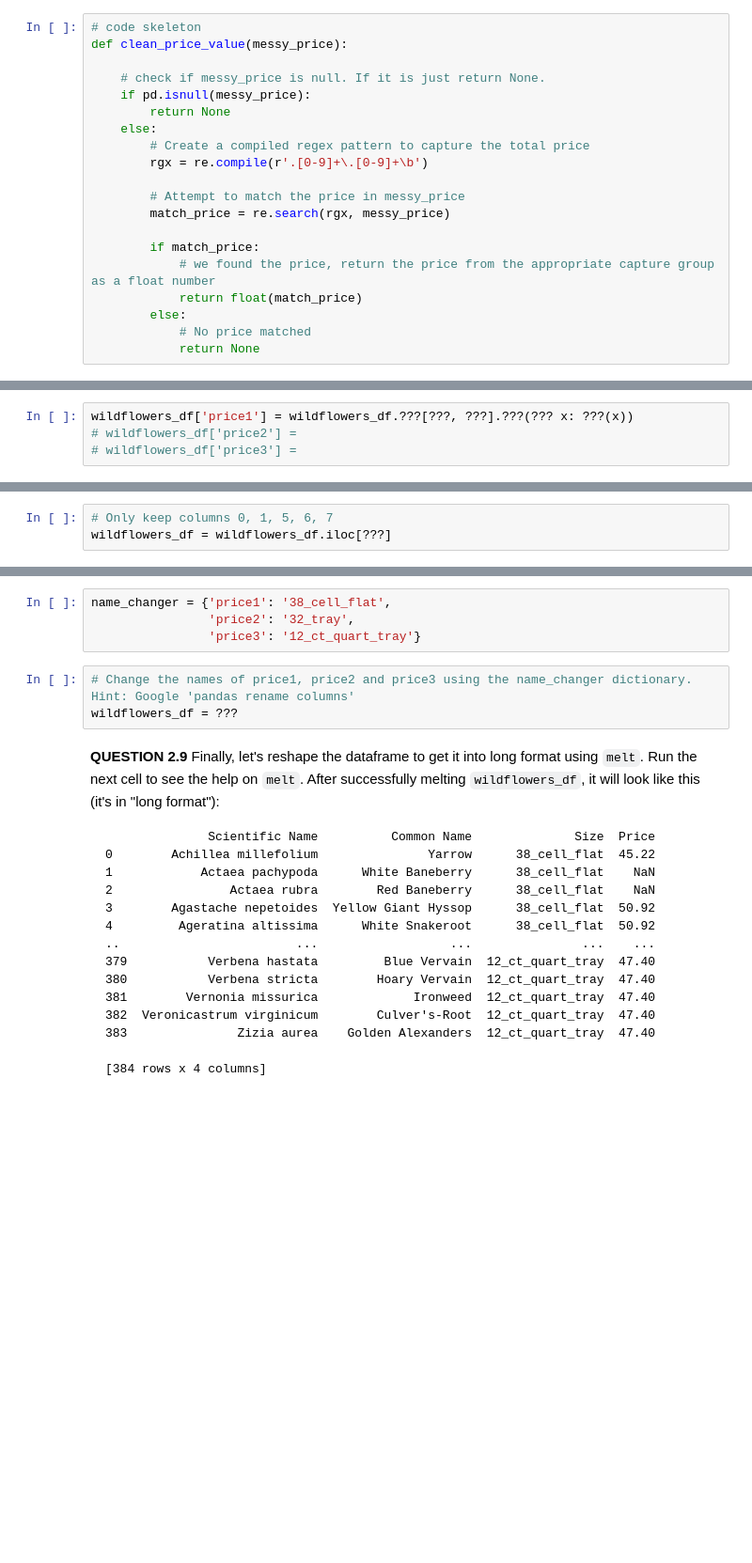
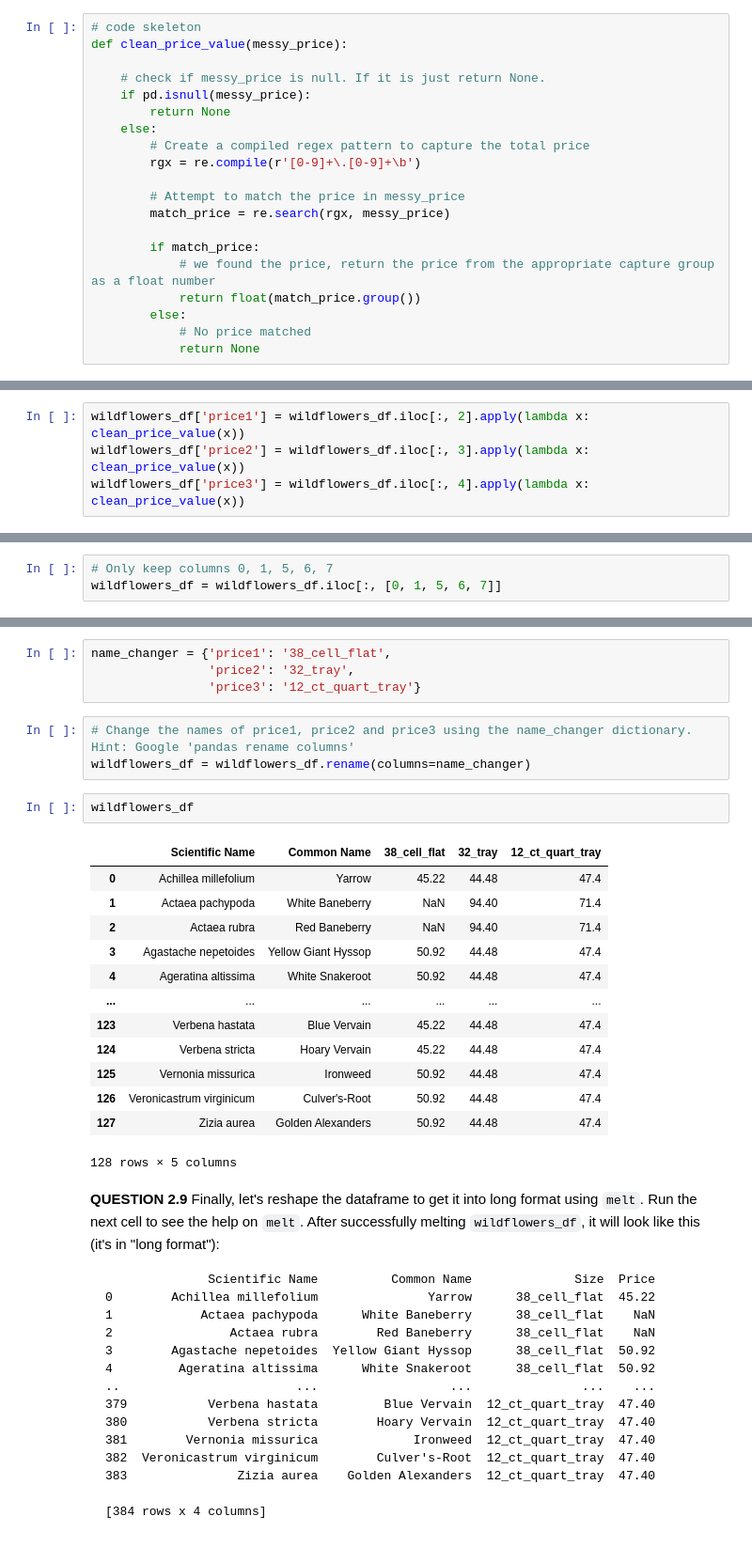
Before and after one commit to brandonowens24/MIS5470_cycleshare_plants, a Jupyter notebook: hw4_p2_cleaning_plants/hw4_plant_sale_problem.ipynb, the cells around one changed output, grey strips where cells are left out. Shown at 94% size. Cells and saved outputs as stored; diff of their text form; blank space fills up the shorter version.

````diff
--- a/hw4_p2_cleaning_plants/hw4_plant_sale_problem.ipynb
+++ b/hw4_p2_cleaning_plants/hw4_plant_sale_problem.ipynb
@@ -244,14 +244,14 @@ def clean_price_value(messy_price):
         return None
     else:
         # Create a compiled regex pattern to capture the total price
-        rgx = re.compile(r'.[0-9]+\.[0-9]+\b')
+        rgx = re.compile(r'[0-9]+\.[0-9]+\b')
 
         # Attempt to match the price in messy_price
         match_price = re.search(rgx, messy_price)
 
         if match_price:
             # we found the price, return the price from the appropriate capture group as a float number
-            return float(match_price)
+            return float(match_price.group())
         else:
             # No price matched
             return None
@@ -277,8 +277,8 @@ Ok, I'll give you some help computing `price1` and the others are simple variant
 * the `map` function and `lambda` functions are useful
 * so is the `clean_price_value()` function you wrote up above and now can use.
 # %%
-wildflowers_df['price1'] = wildflowers_df.???[???, ???].???(??? x: ???(x))
-# wildflowers_df['price2'] =
-# wildflowers_df['price3'] =
+wildflowers_df['price1'] = wildflowers_df.iloc[:, 2].apply(lambda x: clean_price_value(x))
+wildflowers_df['price2'] = wildflowers_df.iloc[:, 3].apply(lambda x: clean_price_value(x))
+wildflowers_df['price3'] = wildflowers_df.iloc[:, 4].apply(lambda x: clean_price_value(x))
 # %%
 wildflowers_df.head(10)
@@ -303,6 +315,6 @@ Now, drop cols 2, 3  and 4 (the messy price columns). Here's my resulting wildfl
 ```
 # %%
 # Only keep columns 0, 1, 5, 6, 7
-wildflowers_df = wildflowers_df.iloc[???]
+wildflowers_df = wildflowers_df.iloc[:, [0, 1, 5, 6, 7]]
 # %%
 print(wildflowers_df)
@@ -314,7 +341,23 @@ name_changer = {'price1': '38_cell_flat',
                 'price3': '12_ct_quart_tray'}
 # %%
 # Change the names of price1, price2 and price3 using the name_changer dictionary. Hint: Google 'pandas rename columns'
-wildflowers_df = ???
+wildflowers_df = wildflowers_df.rename(columns=name_changer)
+# %%
+wildflowers_df
+# %% [output]
+|  | Scientific Name | Common Name | 38_cell_flat | 32_tray | 12_ct_quart_tray |
+| 0 | Achillea millefolium | Yarrow | 45.22 | 44.48 | 47.4 |
+| 1 | Actaea pachypoda | White Baneberry | NaN | 94.40 | 71.4 |
+| 2 | Actaea rubra | Red Baneberry | NaN | 94.40 | 71.4 |
+| 3 | Agastache nepetoides | Yellow Giant Hyssop | 50.92 | 44.48 | 47.4 |
+| 4 | Ageratina altissima | White Snakeroot | 50.92 | 44.48 | 47.4 |
+| ... | ... | ... | ... | ... | ... |
+| 123 | Verbena hastata | Blue Vervain | 45.22 | 44.48 | 47.4 |
+| 124 | Verbena stricta | Hoary Vervain | 45.22 | 44.48 | 47.4 |
+| 125 | Vernonia missurica | Ironweed | 50.92 | 44.48 | 47.4 |
+| 126 | Veronicastrum virginicum | Culver's-Root | 50.92 | 44.48 | 47.4 |
+| 127 | Zizia aurea | Golden Alexanders | 50.92 | 44.48 | 47.4 |
+128 rows × 5 columns
 # %% [markdown]
 **QUESTION 2.9** Finally, let's reshape the dataframe to get it into long format using `melt`. Run the next cell to see the help on `melt`. After successfully melting `wildflowers_df`, it will look like this (it's in "long format"):
 
````
Also changed, not shown: parts of 7 cells of this notebook.
